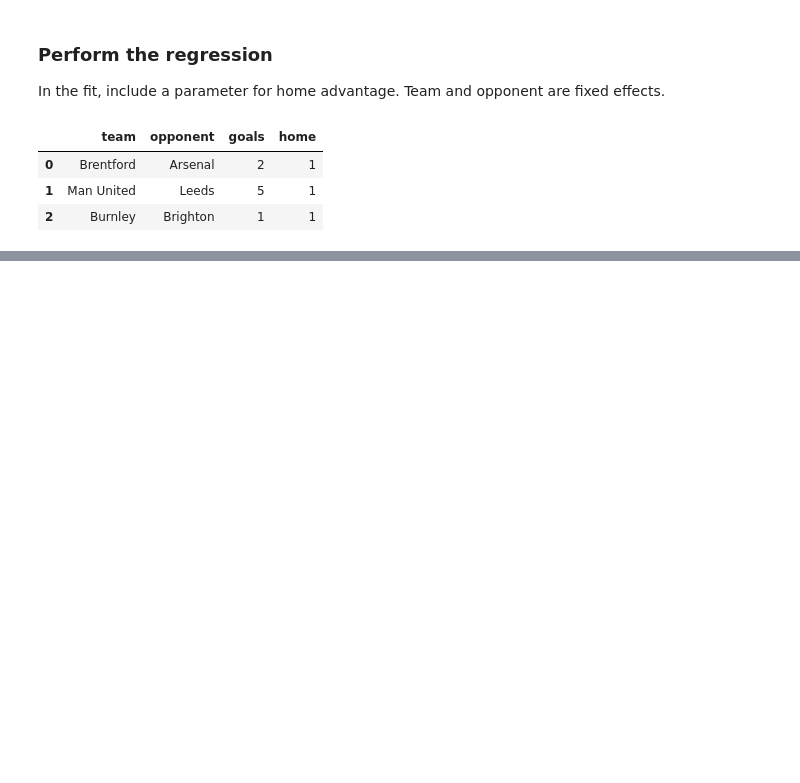
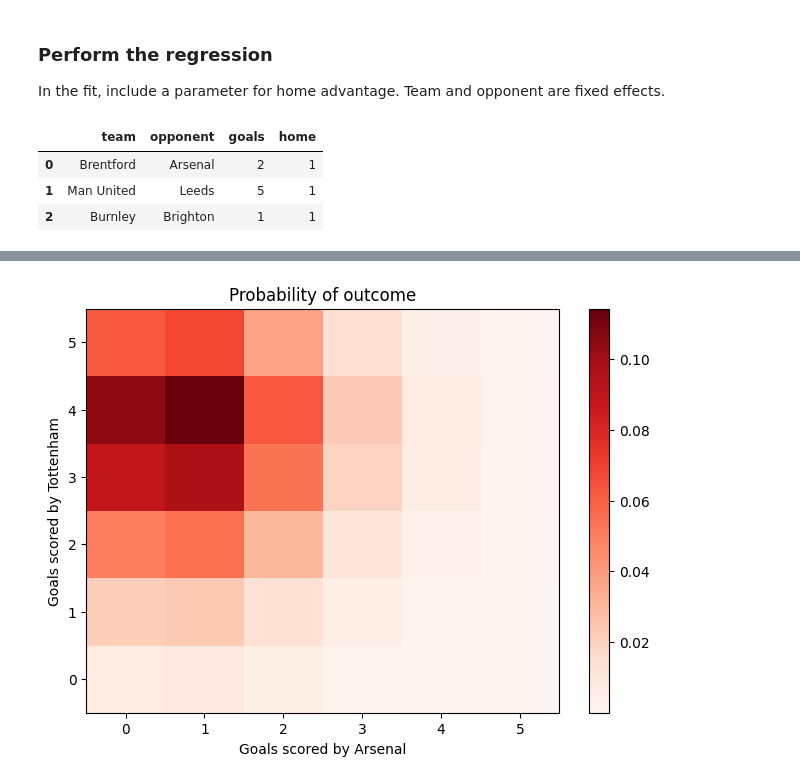
Before and after one commit to khoffLSU/footy_analytics, a Jupyter notebook: Simulating Matches.ipynb, the cells around one changed output, grey strips where cells are left out. Cells and saved outputs as stored; diff of their text form; code cells hidden in the pictures; blank space fills up the shorter version.

Commit message:
Add Match probability

```diff
--- a/Simulating Matches.ipynb
+++ b/Simulating Matches.ipynb
@@ -223,0 +227,4 @@ Generalized Linear Model Regression Results
+# %%
+# Set teams
+home_team='Tottenham'
+away_team='Arsenal'
@@ -223,0 +258,38 @@ Generalized Linear Model Regression Results
+# %%
+# Function to caluclate the goals for the match.
+def simulate_match(foot_model, homeTeam, awayTeam, max_goals=10):
+    '''Function which determines average goals for the home and away teams, and then uses the average
+    to simulate the outcome of a game
+    foot_model = predictive model developed ahead of simulation
+    homeTeam/awayTeam = string entry for team names
+    max_goals = integer goal limit for simulation'''
+    home_goals_avg = foot_model.predict(pd.DataFrame(data={'team': homeTeam,'opponent': awayTeam, 'home': 1},
+                                                     index=[1])).values[0]
+    away_goals_avg = foot_model.predict(pd.DataFrame(data={'team': awayTeam,'opponent': homeTeam, 'home': 0},
+                                                     index=[1])).values[0]
+    team_pred = [[poisson.pmf(i, team_avg) for i in range(0, max_goals + 1)] for team_avg in
+                 [home_goals_avg, away_goals_avg]]
+    return (np.outer(np.array(team_pred[0]), np.array(team_pred[1])))
+# %%
+#Fill in the matrix
+max_goals=5
+score_matrix=simulate_match(poisson_model, home_team, away_team,max_goals)
+# %%
+fig=plt.figure()
+ax=fig.add_subplot(1,1,1)
+pos=ax.imshow(score_matrix, extent=[-0.5,max_goals+0.5,-0.5,max_goals+0.5], aspect='auto',cmap=plt.cm.Reds)
+fig.colorbar(pos, ax=ax)
+ax.set_title('Probability of outcome')
+plt.xlim((-0.5,5.5))
+plt.ylim((-0.5,5.5))
+plt.tight_layout()
+ax.set_xlabel('Goals scored by ' + away_team)
+ax.set_ylabel('Goals scored by ' + home_team)
+plt.show()
+
+# Home, draw, away probabilities
+homewin=np.sum(np.tril(score_matrix, -1))
+draw=np.sum(np.diag(score_matrix))
+awaywin=np.sum(np.triu(score_matrix, 1))
+# %% [output]
+[figure, added]
```
Also changed, not shown: parts of 9 cells of this notebook.
